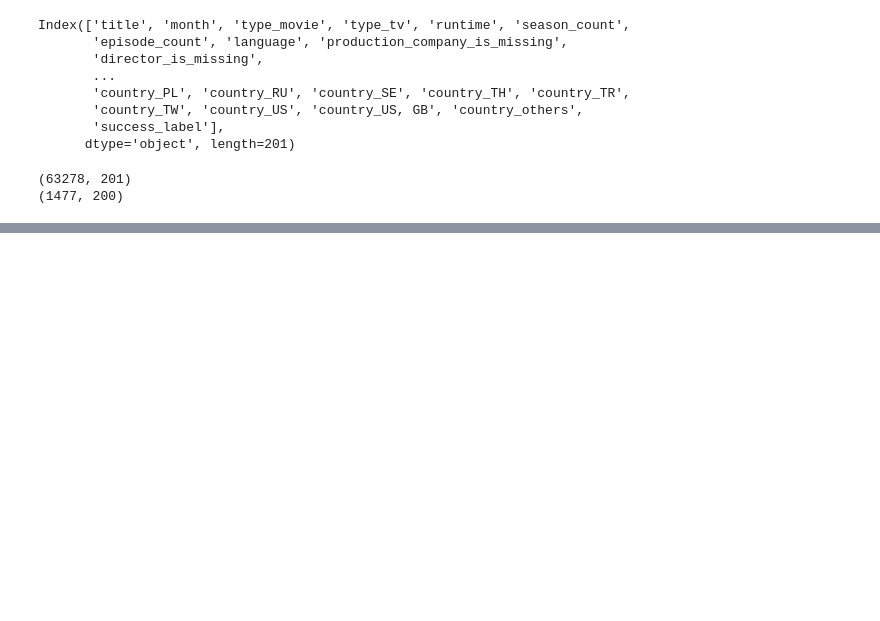
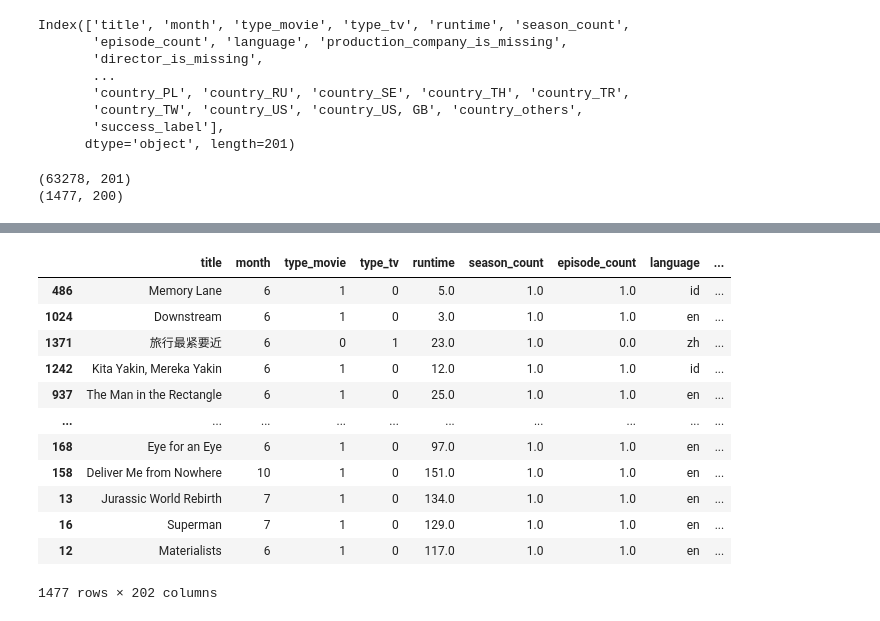
Before and after one commit to bini0126/weekend_ai, a Jupyter notebook: project_1/6. XGBoost.ipynb, the cells around one changed output, grey strips where cells are left out. Drawn from its saved outputs; the diff is of its cells as text; code cells hidden in the pictures; blank space fills up the shorter version.

```diff
--- a/project_1/6. XGBoost.ipynb
+++ b/project_1/6. XGBoost.ipynb
@@ -87,0 +220,20 @@ weighted avg       0.83      0.84      0.83     15820
+# %%
+from sklearn.metrics import precision_score, recall_score, f1_score
+
+thresholds = np.arange(0.1, 0.9, 0.01)
+
+best_result = {'threshold': None, 'precision': 0, 'recall': 0, 'f1': 0}
+
+print("Thresh\tPrec\tRec\tF1")
+for t in thresholds:
+    preds = (ensemble_proba >= t).astype(int)
+    prec = precision_score(y_valid, preds)
+    rec = recall_score(y_valid, preds)
+    f1 = f1_score(y_valid, preds)
+    print(f"{t:.2f}\t{prec:.3f}\t{rec:.3f}\t{f1:.3f}")
+
+    if prec >= 0.55 and f1 > best_result['f1']:
+        best_result = {'threshold': t, 'precision': prec, 'recall': rec, 'f1': f1}
+
+print("\n📌 Best Threshold with Precision ≥ 0.55:")
+print(best_result)
@@ -87,0 +370,21 @@ weighted avg       0.83      0.84      0.83     15820
+# %%
+# 9. X_test에 적용 (비수치형 컬럼 제거 및 정렬 맞춤)
+X_test_model = X_test.drop(columns=['title', 'language'], errors='ignore')  # 문자열 컬럼 제거
+X_test_model = clean_column_names(X_test_model)  # 컬럼명 정리
+
+# 학습 때 쓰인 컬럼 순서대로 맞추기 (필요하면)
+X_test_model = X_test_model[X.columns]
+
+y_test_proba_lgb = lgb_model.predict_proba(X_test_model)[:, 1]
+y_test_proba_xgb = xgb_model.predict_proba(X_test_model)[:, 1]
+ensemble_test_proba = (y_test_proba_lgb + y_test_proba_xgb) / 2
+test_preds = (ensemble_test_proba >= best_threshold).astype(int)
+
+# 결과 저장
+df_test['success_prob'] = ensemble_test_proba
+df_test['success_pred'] = test_preds
+
+# 상위 성공 확률 영화 보기
+top_movies = df_test.sort_values(by='success_prob', ascending=False).head(10)
+print("\n🎬 성공 확률 높은 상위 10개 영화:")
+print(top_movies[['success_prob', 'success_pred']])
@@ -87,0 +414,16 @@ weighted avg       0.83      0.84      0.83     15820
+# %%
+df_test.sort_values(by='success_prob', ascending=True)
+# %% [output]
+|  | title | month | type_movie | type_tv | runtime | season_count | episode_count | language | ... |
+| 486 | Memory Lane | 6 | 1 | 0 | 5.0 | 1.0 | 1.0 | id | ... |
+| 1024 | Downstream | 6 | 1 | 0 | 3.0 | 1.0 | 1.0 | en | ... |
+| 1371 | 旅行最紧要近 | 6 | 0 | 1 | 23.0 | 1.0 | 0.0 | zh | ... |
+| 1242 | Kita Yakin, Mereka Yakin | 6 | 1 | 0 | 12.0 | 1.0 | 1.0 | id | ... |
+| 937 | The Man in the Rectangle | 6 | 1 | 0 | 25.0 | 1.0 | 1.0 | en | ... |
+| ... | ... | ... | ... | ... | ... | ... | ... | ... | ... |
+| 168 | Eye for an Eye | 6 | 1 | 0 | 97.0 | 1.0 | 1.0 | en | ... |
+| 158 | Deliver Me from Nowhere | 10 | 1 | 0 | 151.0 | 1.0 | 1.0 | en | ... |
+| 13 | Jurassic World Rebirth | 7 | 1 | 0 | 134.0 | 1.0 | 1.0 | en | ... |
+| 16 | Superman | 7 | 1 | 0 | 129.0 | 1.0 | 1.0 | en | ... |
+| 12 | Materialists | 6 | 1 | 0 | 117.0 | 1.0 | 1.0 | en | ... |
+1477 rows × 202 columns
```
Also changed, not shown: parts of 9 cells of this notebook, 3 other files.
